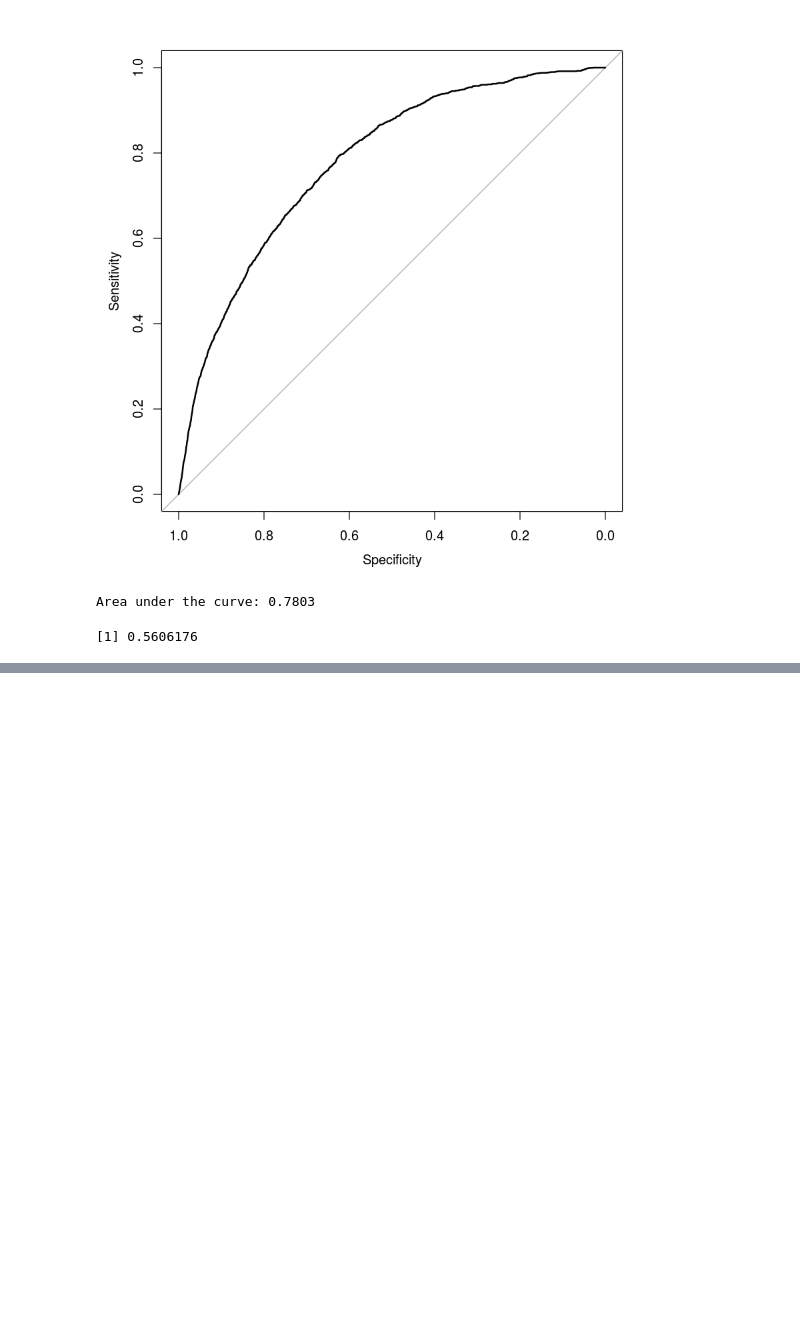
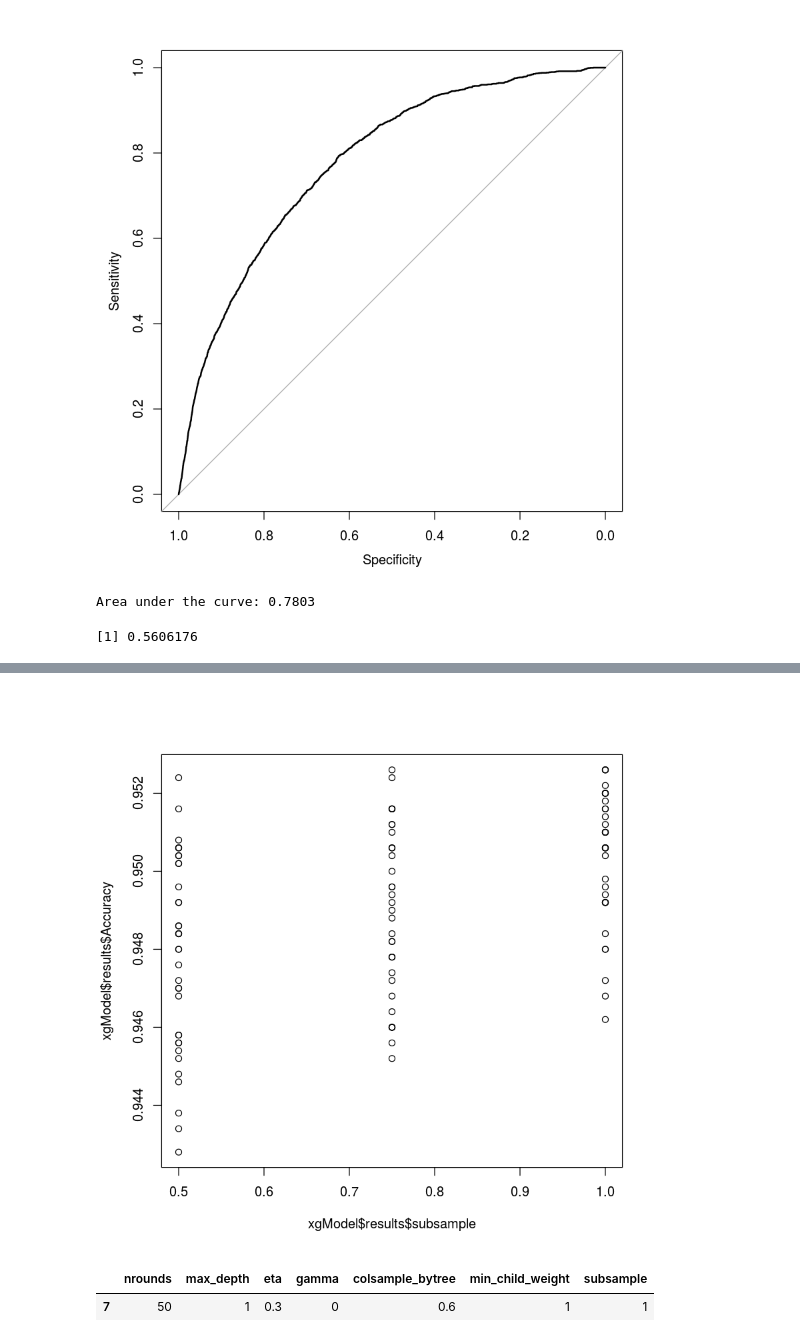
Before and after one commit to Noctiphobia/ABH-Classification, a Jupyter notebook: preproc_notebook.ipynb, the cells around one changed output, grey strips where cells are left out. Saved outputs shown, nothing was run; the diff lists cells and outputs as text; code cells hidden in the pictures; blank space fills up the shorter version.

```diff
--- a/preproc_notebook.ipynb
+++ b/preproc_notebook.ipynb
@@ -640,0 +798,2 @@ Area under the curve: 0.7803
+# %%
+xgcols = sapply(xgselected,function(xgs){which(colnames(md)==xgs)})
@@ -640,0 +802,2 @@ Area under the curve: 0.7803
+# %%
+xgtrain = md[,xgcols]
@@ -640,0 +814,10 @@ Area under the curve: 0.7803
+# %%
+sa = sample(1:nrow(xgtrain),5000,replace=F)
+xgtrain2 = as.matrix(xgtrain[sa,])
+# %%
+xgFitControl = trainControl (method="cv",number = 2) #2fold
+xgx = xgtrain2
+xgy = as.factor(train4$Sale.success[sa])
+xgModel = train(xgx,xgy,
+    method = "xgbTree",
+    trControl = xgFitControl)
@@ -640,0 +844,9 @@ Area under the curve: 0.7803
+# %%
+plot(xgModel$results$subsample,xgModel$results$Accuracy)
+# %% [output]
+[figure, added]
+# %%
+xgModel$bestTune #to bedzie uzywane ponizej
+# %% [output]
+|  | nrounds | max_depth | eta | gamma | colsample_bytree | min_child_weight | subsample |
+| 7 | 50 | 1 | 0.3 | 0 | 0.6 | 1 | 1 |
```
Also changed, not shown: parts of 33 cells of this notebook.
